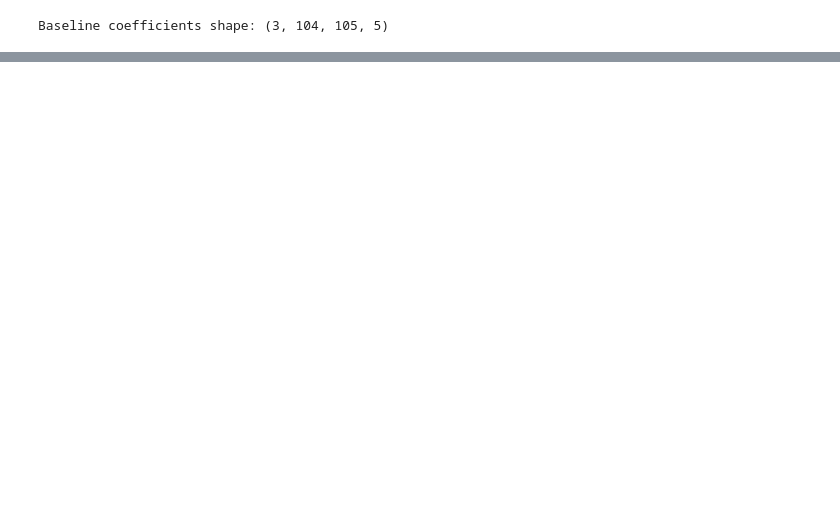
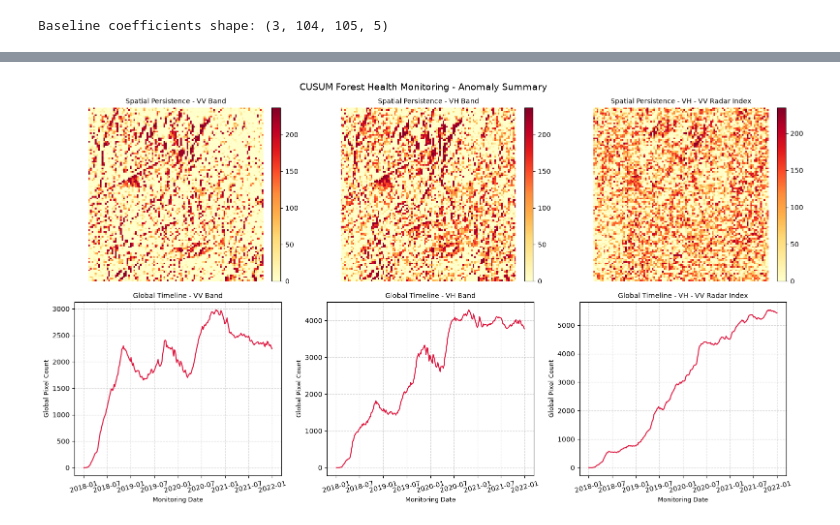
Before and after one commit to GuillaumeZahnd/eo-toolkit, a Jupyter notebook: demo_notebooks/demo_cusum.ipynb, the cells around one changed output, grey strips where cells are left out. Saved outputs shown, nothing was run; the diff lists cells and outputs as text; code cells hidden in the pictures; blank space fills up the shorter version.

```diff
--- a/demo_notebooks/demo_cusum.ipynb
+++ b/demo_notebooks/demo_cusum.ipynb
@@ -196,0 +296,16 @@ plot_monitoring_and_residuals(
+# %%
+# Evaluate on the monitoring period
+_, monitoring_residuals, monitoring_tensor, monitoring_dates = compute_expected_baseline_and_residuals(
+    data_tensor=data_tensor,
+    dates=sentinel1_data["dates"],
+    coefficients=baseline_coefficients,
+    start_date=observation_start_date,
+    end_date=observation_end_date,
+    nb_harmonics=nb_harmonics
+)
+
+# Run CUSUM on the monitoring observations
+monitoring_cusum = compute_one_sided_cusum(monitoring_residuals, slack=cusum_slack)
+
+# Anomaly detection: If the CUSUM surpasses the bootstrap-derived threshold
+alerts = monitoring_cusum > alarm_threshold  # (time, bands, H, W)
@@ -196,0 +358,4 @@ plot_monitoring_and_residuals(
+# %%
+plot_anomaly_summary(alerts=alerts, dates=monitoring_dates)
+# %% [output]
+[figure, added]
```
Also changed, not shown: parts of 16 cells of this notebook, 3 other files.
